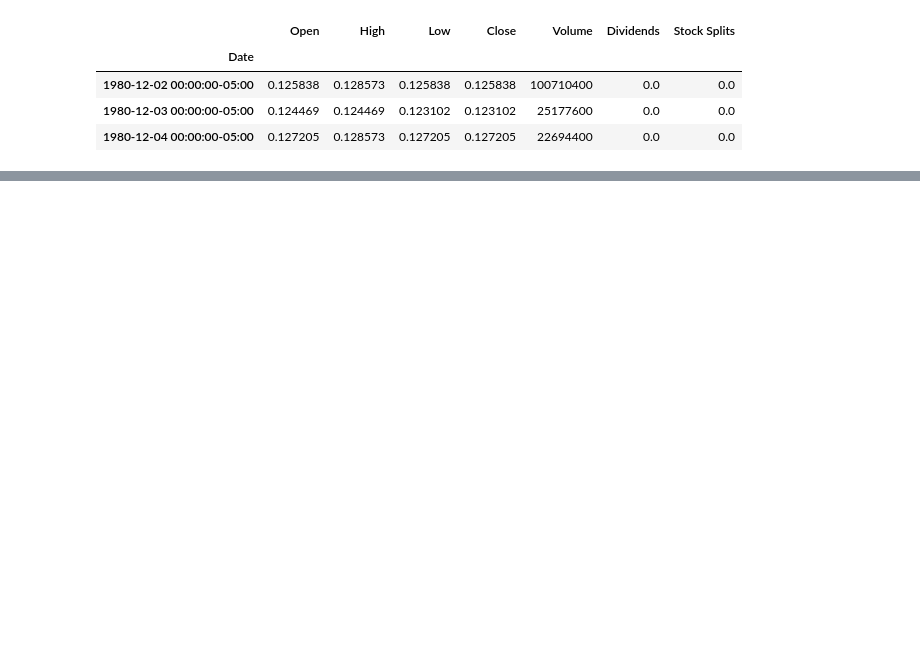
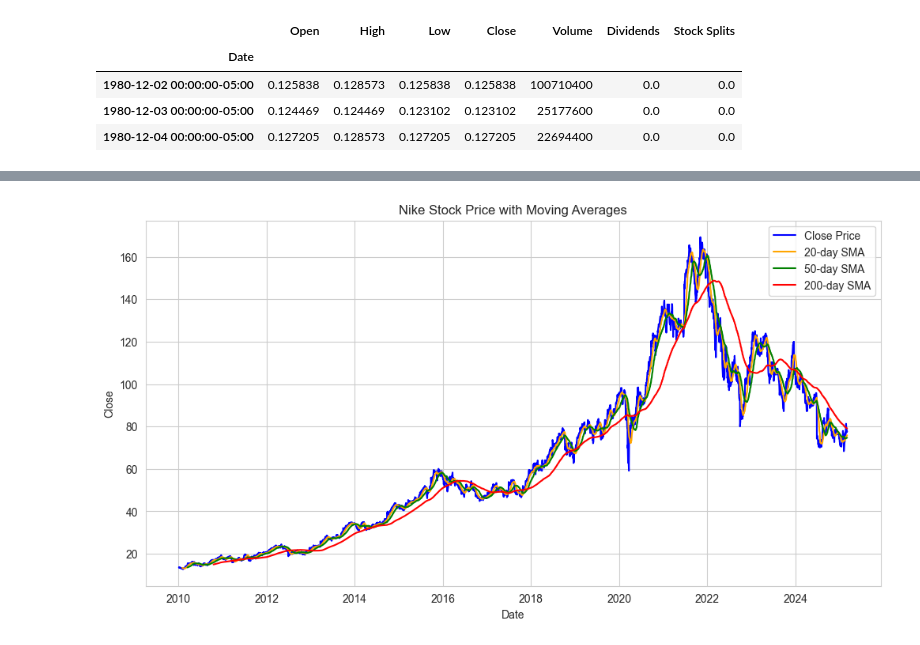
Before and after one commit to mfannin099/Stock_Analysis, a Jupyter notebook: nke_eda.ipynb, the cells around one changed output, grey strips where cells are left out. Cells and saved outputs as stored; diff of their text form; code cells hidden in the pictures; blank space fills up the shorter version.

```diff
--- a/nke_eda.ipynb
+++ b/nke_eda.ipynb
@@ -26,0 +103,17 @@ nke_df['Log Return'] = np.log(nke_df['Close'] / nke_df['Close'].shift(1))
+# %%
+# Simple Moving Average (SMA)
+nke_df_filtered = nke_df[nke_df.index >= '2010-01-01']
+nke_df_filtered['SMA_20'] = nke_df_filtered['Close'].rolling(window=20).mean()
+nke_df_filtered['SMA_50'] = nke_df_filtered['Close'].rolling(window=50).mean()
+nke_df_filtered['SMA_200'] = nke_df_filtered['Close'].rolling(window=200).mean()
+
+# Plot
+plt.figure(figsize=(12, 6))
+sns.lineplot(x=nke_df_filtered.index, y=nke_df_filtered['Close'], label="Close Price", color="blue")
+sns.lineplot(x=nke_df_filtered.index, y=nke_df_filtered['SMA_20'], label="20-day SMA", color="orange")
+sns.lineplot(x=nke_df_filtered.index, y=nke_df_filtered['SMA_50'], label="50-day SMA", color="green")
+sns.lineplot(x=nke_df_filtered.index, y=nke_df_filtered['SMA_200'], label="200-day SMA", color="red")
+plt.title("Nike Stock Price with Moving Averages")
+plt.show()
+# %% [output]
+[figure, added]
```
Also changed, not shown: parts of 9 cells of this notebook, 1 other file.
